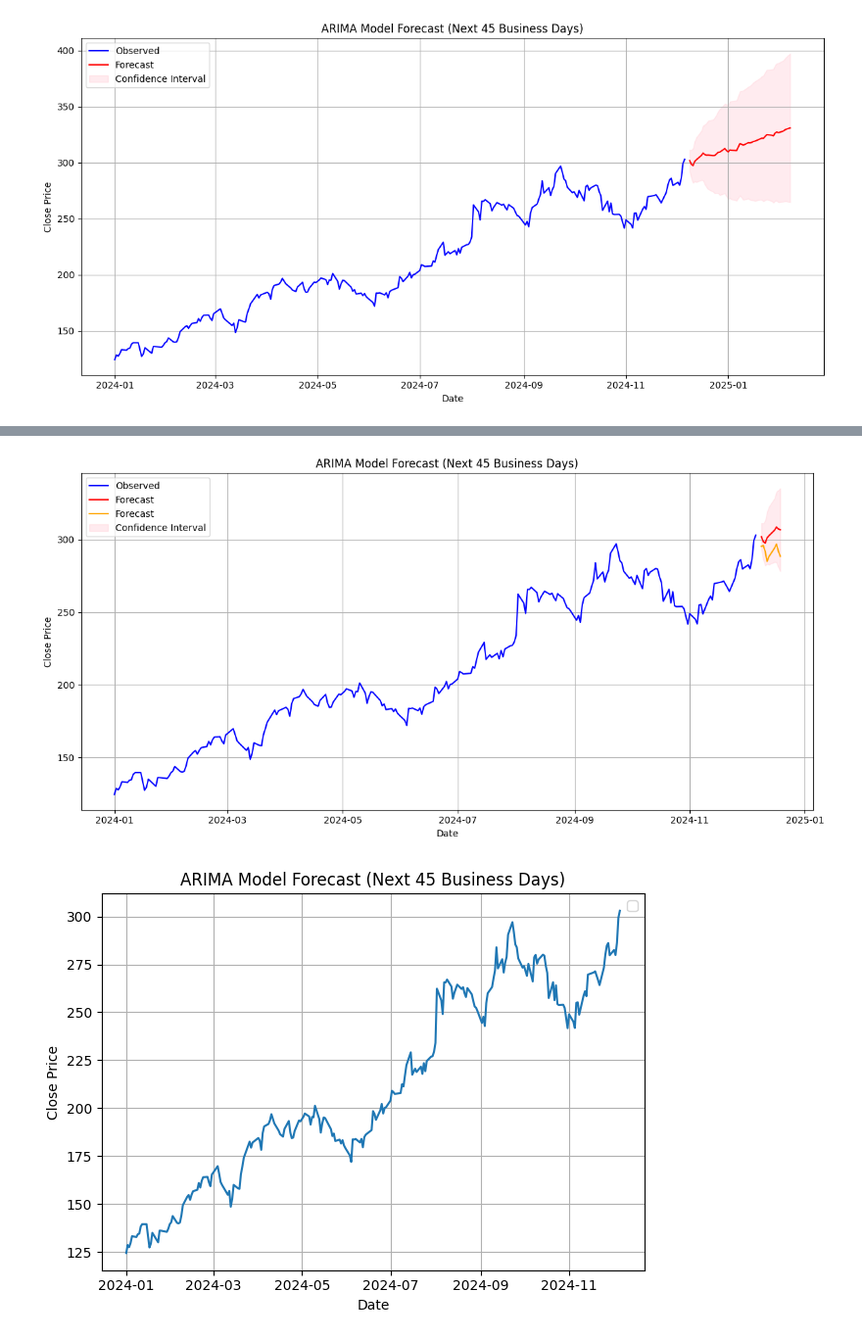
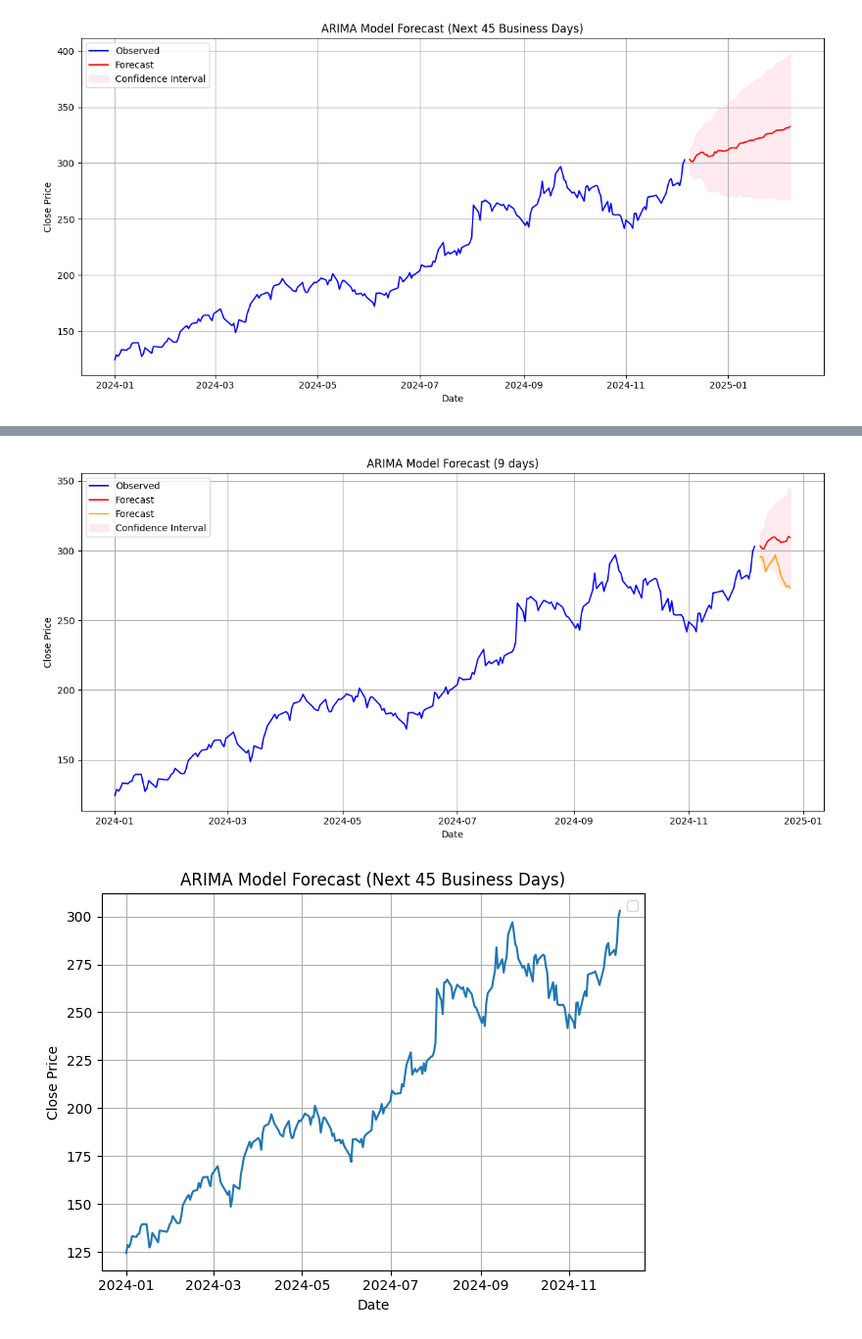
Before and after one commit to Shahu-22/Python, a Jupyter notebook: yfinance_nse_exp.ipynb, the cells around one changed output, grey strips where cells are left out. Shown at 98% size. Cells and saved outputs as stored; diff of their text form; code cells hidden in the pictures.

```diff
--- a/yfinance_nse_exp.ipynb
+++ b/yfinance_nse_exp.ipynb
@@ -131,7 +131,7 @@ df['Close'] = pd.to_numeric(df['Close'], errors='coerce')
 
 
 # ARIMA model
-model = ARIMA(df['Close'], order=(12,2,24))
+model = ARIMA(df['Close'], order=(12,2,20))
 arima_result = model.fit()
 
 # Forecasting
@@ -416,7 +421,7 @@ import matplotlib.pyplot as plt
 import pandas as pd
 
 # Forecast the next 9 days (adjust as needed)
-forecast_steps = 9
+forecast_steps = 14
 forecast = arima_result.get_forecast(steps=forecast_steps)
 
 # Create a new index for the forecast that follows the last date in the actual data
@@ -456,39 +461,39 @@ plt.show()
 # %%
 # Forecast the next 45 days
-forecast_steps = 9
+forecast_steps = 13
 forecast = arima_result.get_forecast(steps=forecast_steps)
 
 # Create a new index for the forecast
 forecast_index = pd.date_range(start=df.index[-1] + pd.Timedelta(days=1), periods=forecast_steps, freq='B')
 
 # Extract forecasted values and confidence intervals
 forecast_mean = forecast.predicted_mean
 forecast_ci = forecast.conf_int()
 
 # Plot the observed data and forecast
 plt.figure(figsize=(12, 6))
 plt.plot(df.index, df['Close'], label='Observed', color='blue')
 plt.plot(forecast_index, forecast_mean, label='Forecast', color='red')
 plt.plot(forecast_index,data['Close'], label='Forecast', color='orange')
 plt.fill_between(
     forecast_index,
     forecast_ci.iloc[:, 0],  # Lower bound of the confidence interval
     forecast_ci.iloc[:, 1],  # Upper bound of the confidence interval
     color='pink',
     alpha=0.3,
     label='Confidence Interval'
 )
 
 # Customize the plot
-plt.title('ARIMA Model Forecast (Next 45 Business Days)')
+plt.title('ARIMA Model Forecast (9 days)')
 plt.xlabel('Date')
 plt.ylabel('Close Price')
 plt.legend()
 plt.grid(True)
 plt.tight_layout()
 plt.show()
 # %% [output]
-[figure, old version]
+[figure, new version]
 # %%
 plt.plot(df['Close'])
 plt.title('ARIMA Model Forecast (Next 45 Business Days)')
```
Also changed, not shown: parts of 9 cells of this notebook, 3 other files.
